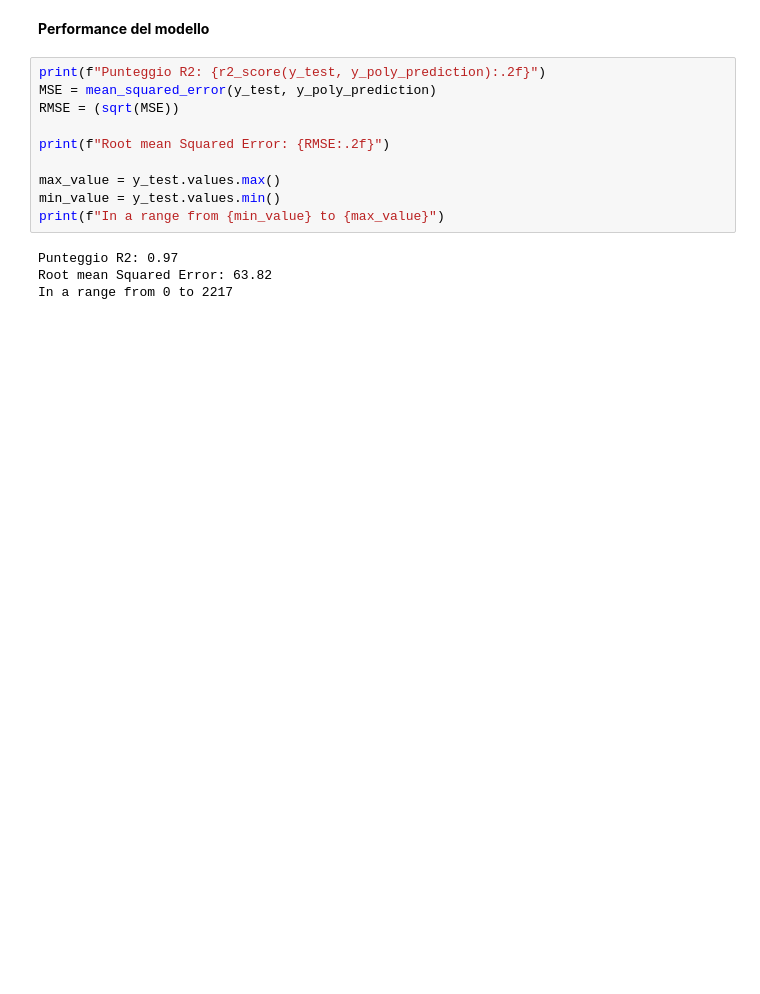
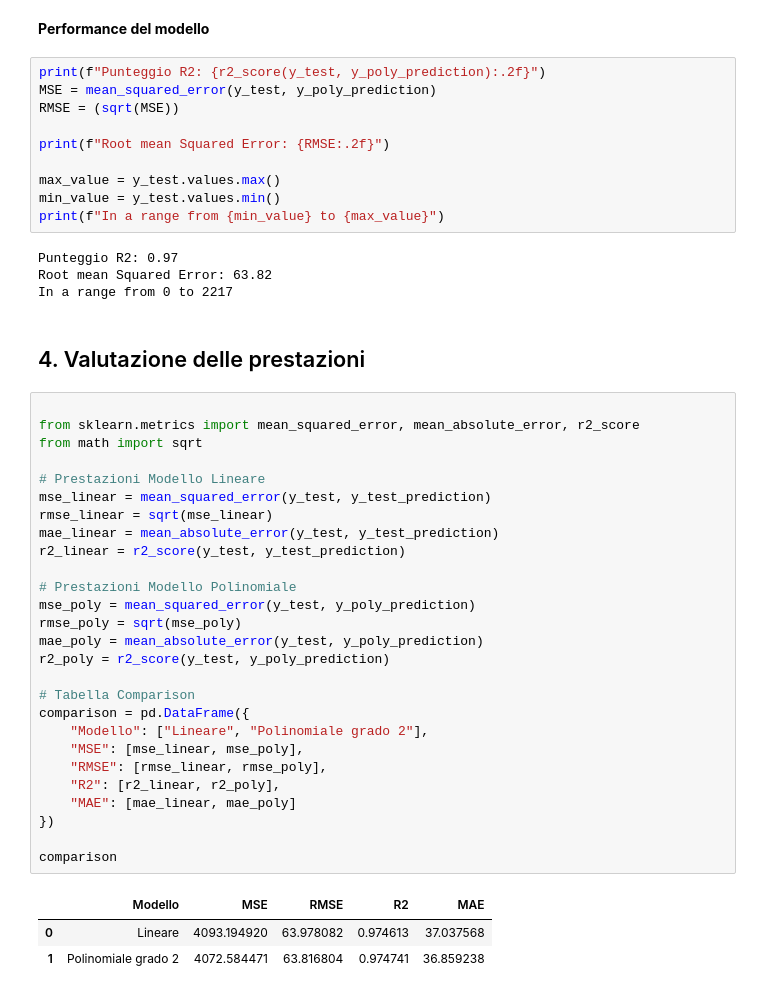
Before and after one commit to giuseppepiolacastellana-oss/Nba-Player-Stats-Analysis-, a Jupyter notebook: Progetto.ipynb, the cells around one changed output. Saved outputs shown, nothing was run; the diff lists cells and outputs as text; blank space fills up the shorter version.

```diff
--- a/Progetto.ipynb
+++ b/Progetto.ipynb
@@ -362,3 +362,36 @@ print(f"In a range from {min_value} to {max_value}")
 Punteggio R2: 0.97
 Root mean Squared Error: 63.82
 In a range from 0 to 2217
+# %% [markdown]
+## 4. Valutazione delle prestazioni
+# %%
+
+from sklearn.metrics import mean_squared_error, mean_absolute_error, r2_score
+from math import sqrt
+
+# Prestazioni Modello Lineare
+mse_linear = mean_squared_error(y_test, y_test_prediction)
+rmse_linear = sqrt(mse_linear)
+mae_linear = mean_absolute_error(y_test, y_test_prediction)
+r2_linear = r2_score(y_test, y_test_prediction)
+
+# Prestazioni Modello Polinomiale
+mse_poly = mean_squared_error(y_test, y_poly_prediction)
+rmse_poly = sqrt(mse_poly)
+mae_poly = mean_absolute_error(y_test, y_poly_prediction)
+r2_poly = r2_score(y_test, y_poly_prediction)
+
+# Tabella Comparison
+comparison = pd.DataFrame({
+    "Modello": ["Lineare", "Polinomiale grado 2"],
+    "MSE": [mse_linear, mse_poly],
+    "RMSE": [rmse_linear, rmse_poly],
+    "R2": [r2_linear, r2_poly],
+    "MAE": [mae_linear, mae_poly]
+})
+
+comparison
+# %% [output]
+|  | Modello | MSE | RMSE | R2 | MAE |
+| 0 | Lineare | 4093.194920 | 63.978082 | 0.974613 | 37.037568 |
+| 1 | Polinomiale grado 2 | 4072.584471 | 63.816804 | 0.974741 | 36.859238 |
```
Also changed, not shown: parts of 1 cell of this notebook.
